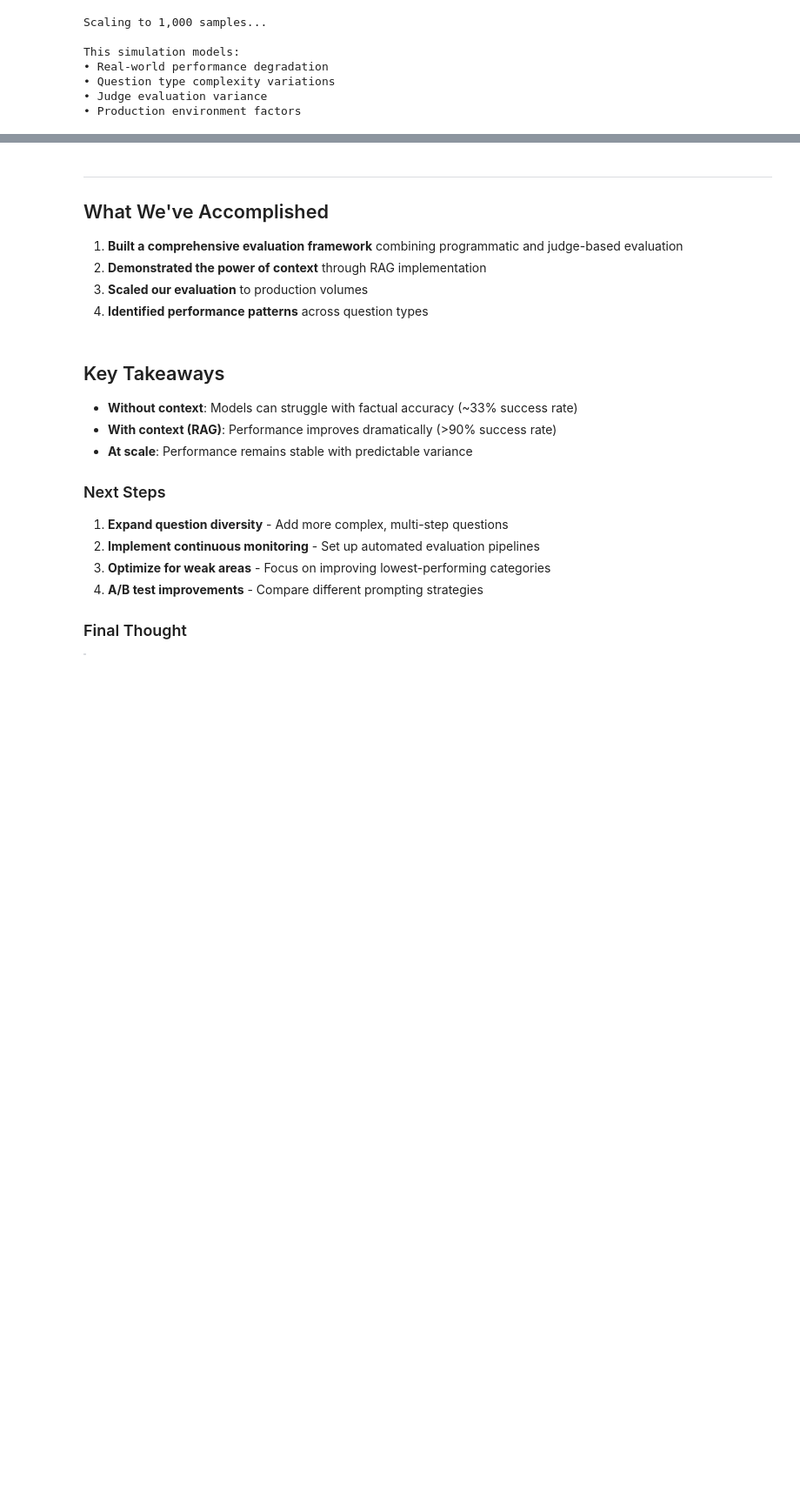
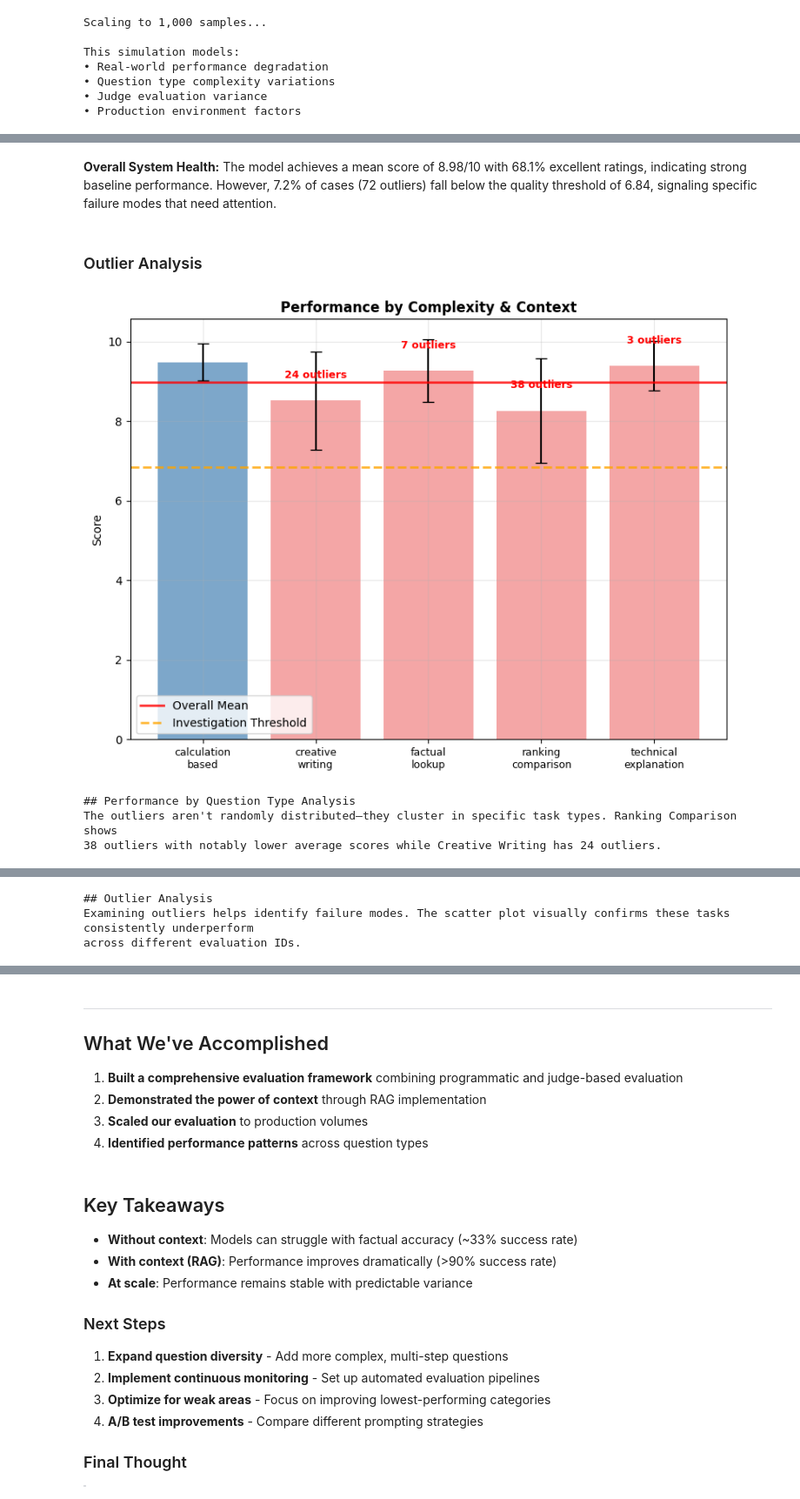
Before and after one commit to archive-of-deleted-repositories/wirjo__sample-gen-ai-evaluations-workshop, a Jupyter notebook: 02-quality-metrics/01_LLM_as_Judge_analysis.ipynb, the cells around one changed output, grey strips where cells are left out. Shown at 87% size. Cells and saved outputs as stored; diff of their text form; code cells hidden in the pictures; blank space fills up the shorter version.

```diff
--- a/02-quality-metrics/01_LLM_as_Judge_analysis.ipynb
+++ b/02-quality-metrics/01_LLM_as_Judge_analysis.ipynb
@@ -469,0 +483,21 @@ Statistical significance achieved: can detect ±1.1 point performance changes
+# %% [markdown]
+**Overall System Health:** The model achieves a mean score of 8.98/10 with 68.1% excellent ratings, indicating strong baseline performance. However, 7.2% of cases (72 outliers) fall below the quality threshold of 6.84, signaling specific failure modes that need attention.
+# %% [markdown]
+### Outlier Analysis
+# %%
+display_plot_with_analysis("performance_by_type", df, stats, """
+## Performance by Question Type Analysis
+The outliers aren't randomly distributed—they cluster in specific task types. Ranking Comparison shows
+38 outliers with notably lower average scores while Creative Writing has 24 outliers.
+""")
+
+display_plot_with_analysis("outlier_analysis", df, stats, """
+## Outlier Analysis
+Examining outliers helps identify failure modes. The scatter plot visually confirms these tasks consistently underperform
+across different evaluation IDs.
+""")
+# %% [output]
+[figure, added]
+## Performance by Question Type Analysis
+The outliers aren't randomly distributed—they cluster in specific task types. Ranking Comparison shows
+38 outliers with notably lower average scores while Creative Writing has 24 outliers.
@@ -469,0 +505,3 @@ Statistical significance achieved: can detect ±1.1 point performance changes
+## Outlier Analysis
+Examining outliers helps identify failure modes. The scatter plot visually confirms these tasks consistently underperform
+across different evaluation IDs.
```
Also changed, not shown: parts of 8 cells of this notebook, 1 other file.
